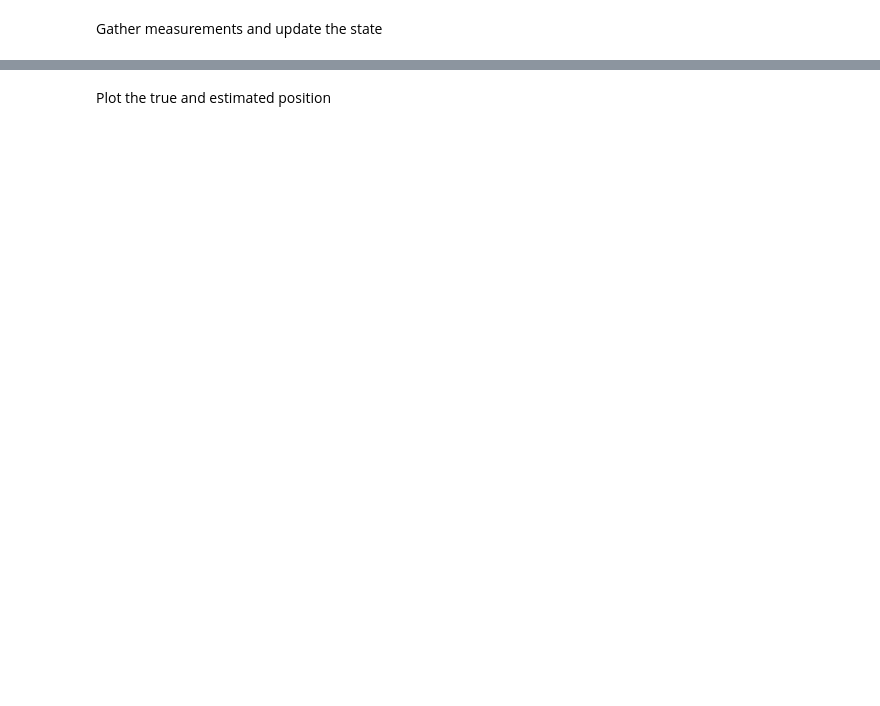
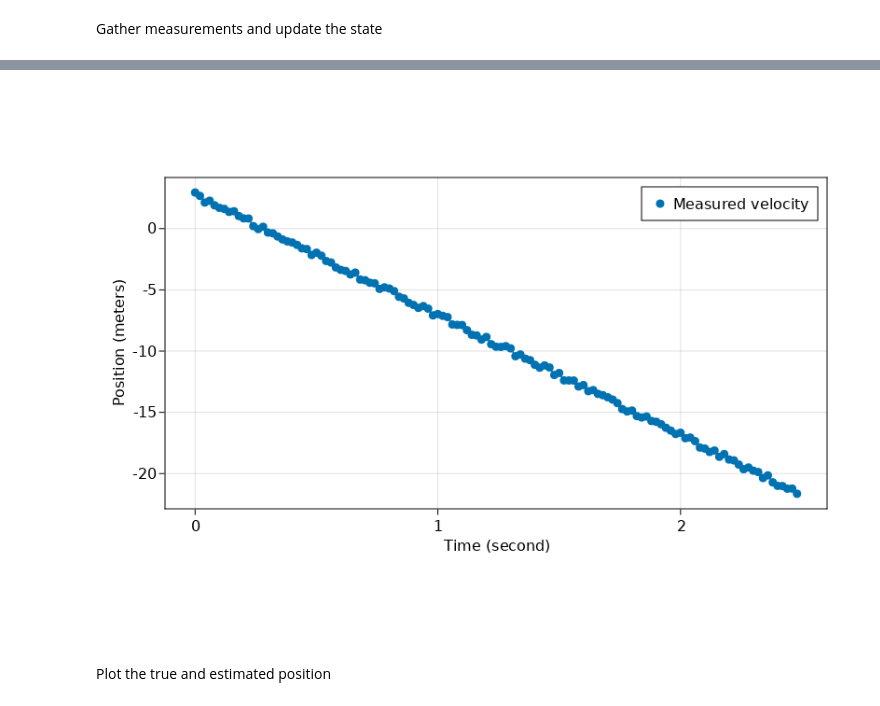
Before and after one commit to hoganman/kalmanfilterjl, a Jupyter notebook: constantaccel.ipynb, the cells around one changed output, grey strips where cells are left out. Saved outputs shown, nothing was run; the diff lists cells and outputs as text; code cells hidden in the pictures; blank space fills up the shorter version.

```diff
--- a/constantaccel.ipynb
+++ b/constantaccel.ipynb
@@ -210,3 +226,15 @@ end;
+# %%
+scatter(
+    time_axis_sec,
+    [measurements[step][2] for step in 1:time_steps],
+    axis = (aspect = 2, xlabel = "Time (second)", ylabel = "Position (meters)"),
+    label="Measured velocity"
+)
+lines!(time_axis_sec, [measurements[step][2] for step in 1:time_steps])
+axislegend()
+current_figure()
+# %% [output]
+[figure, added]
 # %% [markdown]
 Plot the true and estimated position
 # %%
```
Also changed, not shown: parts of 16 cells of this notebook, 1 other file.
